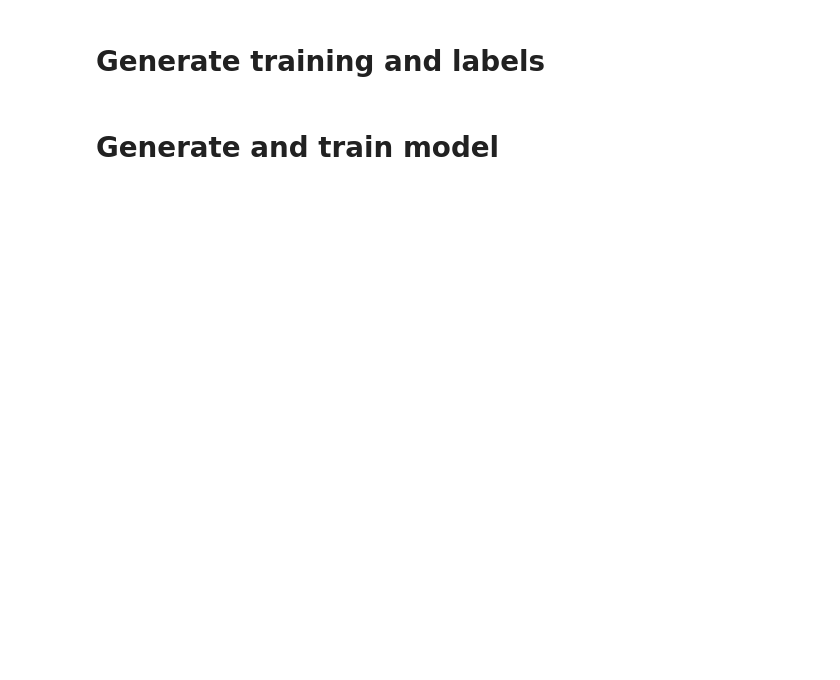
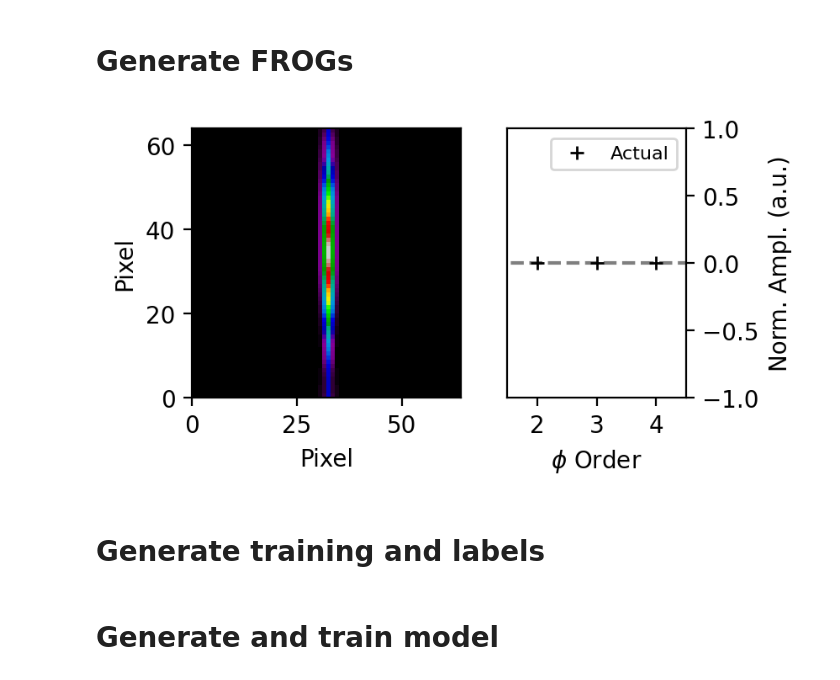
Before and after one commit to pbrosseau/spectroFROG, a Jupyter notebook: spectroPS FROG classification.ipynb, the cells around one changed output. Saved outputs shown, nothing was run; the diff lists cells and outputs as text; code cells hidden in the pictures; blank space fills up the shorter version.

```diff
--- a/spectroPS FROG classification.ipynb
+++ b/spectroPS FROG classification.ipynb
@@ -100,3 +33,73 @@ ax2.yaxis.set_label_position("right")
+# %% [markdown]
+# Generate FROGs
+# %%
+#Generate time-frequency grid
+ft = pypret.FourierTransform(64, dt=4e-15)
+cwl = 800e-9 #central wavelength
+width = 60e-9
+supergaussian_order = 1
+amplitude = 1
+pulse = pypret.Pulse(ft, cwl)
+
+exp_spectrum = super_gaus(pulse.wl,amplitude,cwl,width,supergaussian_order)
+pulse.spectrum = np.sqrt(np.abs(exp_spectrum))
+
+#Fourier transform limited pulse length
+FTL_FWHM = pulse.fwhm(dt=pulse.dt/100)
+
+w = 6.28*2.9979e+8/pulse.wl
+w0 = 6.28*2.9979e+8/cwl
+
+#phase across the pulse is given by a fourth order polynomial
+#r1,r2 and r3 scale the second, third and fourth order polynomial terms, normalized between -1 and 1
+r1 = 0
+r2 = 0
+r3 = 0
+phi2,phi3,phi4 = [r1*1e-28,r2*1e-42,r3*1e-56]
+phase = 0.5*phi2*(w-w0)**2 - (1/6)*phi3*(w-w0)**3 + (1/24)*phi4*(w-w0)**4
+pulse.spectrum = pulse.spectrum*np.exp(1j*phase)
+
+#TG-FROG is generated based off the pulse created above
+pnps = pypret.PNPS(pulse, "frog", "tg")
+pnps.calculate(pulse.spectrum, pulse.t)
+original_spectrum = pulse.spectrum
+
+#FROG trace normalized
+Z = pnps.trace.data.T/np.max(pnps.trace.data.T)
+noise = 0.1*random((Z.shape))
+#     Z = np.abs(Z + noise)
+
+
+#Plot FROG trace and normalized polynomial coefficients
+fig = plt.figure(figsize=(4,2),dpi=200)
+gs = fig.add_gridspec(1, 2,  width_ratios=(2, 1),
+                      left=0.1, right=0.9, bottom=0.1, top=0.9,
+                      wspace=0.01, hspace=0.05)
+ax1 = fig.add_subplot(gs[0, 0])
+ax2 = fig.add_subplot(gs[0, 1])
+
+plt.sca(ax1)
+plt.pcolormesh(Z, cmap="nipy_spectral")
+plt.xlabel("Pixel")
+plt.ylabel("Pixel")
+ax1.set_aspect(1)
+# plt.text(30,60,"$\phi_2$ = %0.0f $fs^2$"%(r1*100),c="w",fontsize=8)
+# plt.text(30,50,"$\phi_3$ = %0.0f $fs^3$"%(r2*1000),c="w",fontsize=8)
+# plt.text(30,40,"$\phi_4$ = %0.0f $fs^4$"%(r3*10000),c="w",fontsize=8)
+
+plt.sca(ax2)
+plt.plot([2,3,4],[r1,r2,r3],label="Actual",linestyle="none",marker="+",c="k")
+plt.legend(fontsize=8)
+plt.xlabel("$\phi$ Order")
+plt.ylabel("Norm. Ampl. (a.u.)")
+plt.hlines(0,0,5,linestyle="--",color="k",alpha=0.5)
+plt.xlim(1.5,4.5)
+plt.ylim(-1,1)
+plt.xticks([2,3,4])
+ax2.yaxis.tick_right()
+ax2.yaxis.set_label_position("right")
+# %% [output]
+[figure, added]
 # %% [markdown]
 # Generate training and labels
 # %%
```
Also changed, not shown: parts of 5 cells of this notebook, 13 other files.
